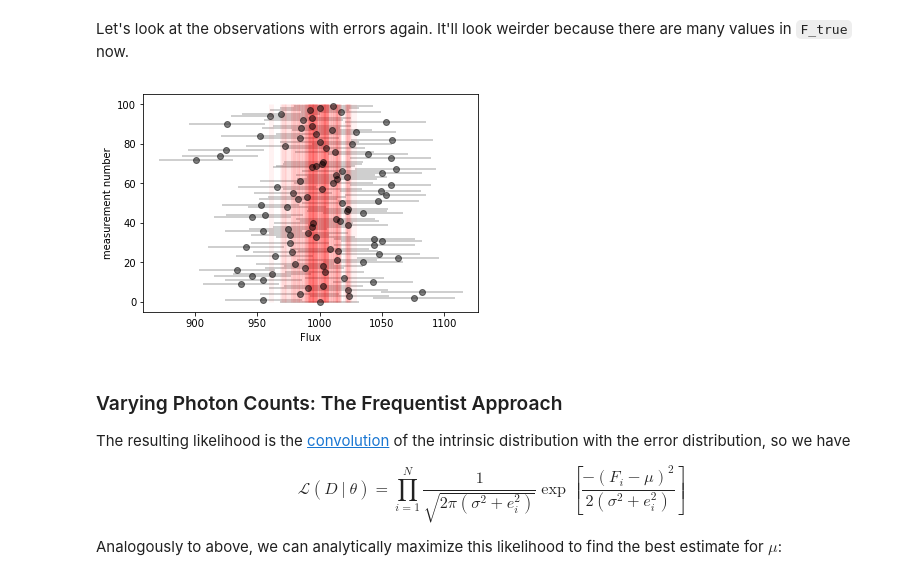
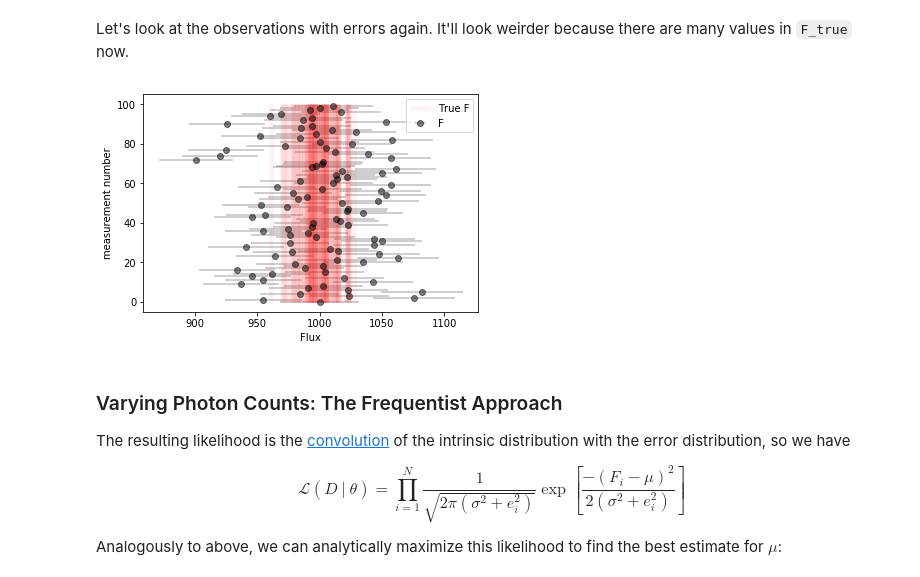
Before and after one commit to garden-of-forking-code/learning, a Jupyter notebook: learning_notes.ipynb, the cells around one changed output. Drawn from its saved outputs; the diff is of its cells as text; code cells hidden in the pictures.

```diff
--- a/learning_notes.ipynb
+++ b/learning_notes.ipynb
@@ -350,12 +394,13 @@ Note that `F` is much wider than `F_true`
 Let's look at the observations with errors again.  It'll look weirder because there are many values in `F_true` now.
 # %%
 fix, ax = plt.subplots()
-ax.errorbar(F, np.arange(N), xerr=e, fmt='ok', ecolor='gray', alpha=0.5)
-ax.vlines([F_true], 0, N, linewidth=5, alpha=0.05, color='r')
+ax.errorbar(F, np.arange(N), xerr=e, fmt='ok', ecolor='gray', alpha=0.5, label="F")
+ax.vlines([F_true], 0, N, linewidth=5, alpha=0.05, color='r', label="True F")
 ax.set_xlabel("Flux");
 ax.set_ylabel("measurement number");
+plt.legend();
 # %% [output]
-[figure, old version]
+[figure, new version]
 # %% [markdown]
 ### Varying Photon Counts: The Frequentist Approach
 
```
Also changed, not shown: parts of 37 cells of this notebook, 2 other files.
